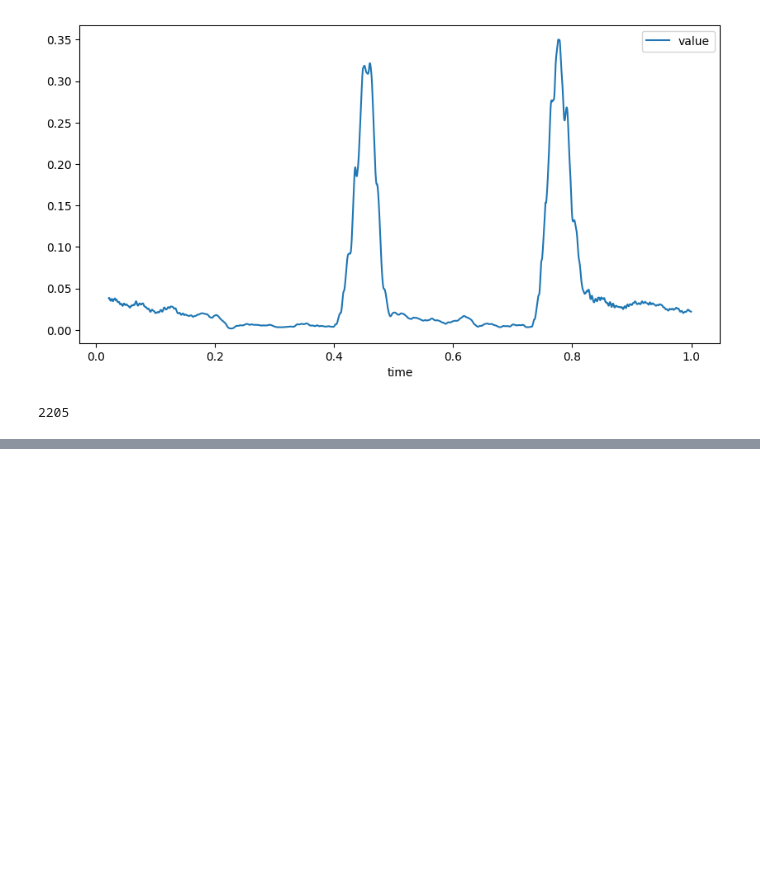
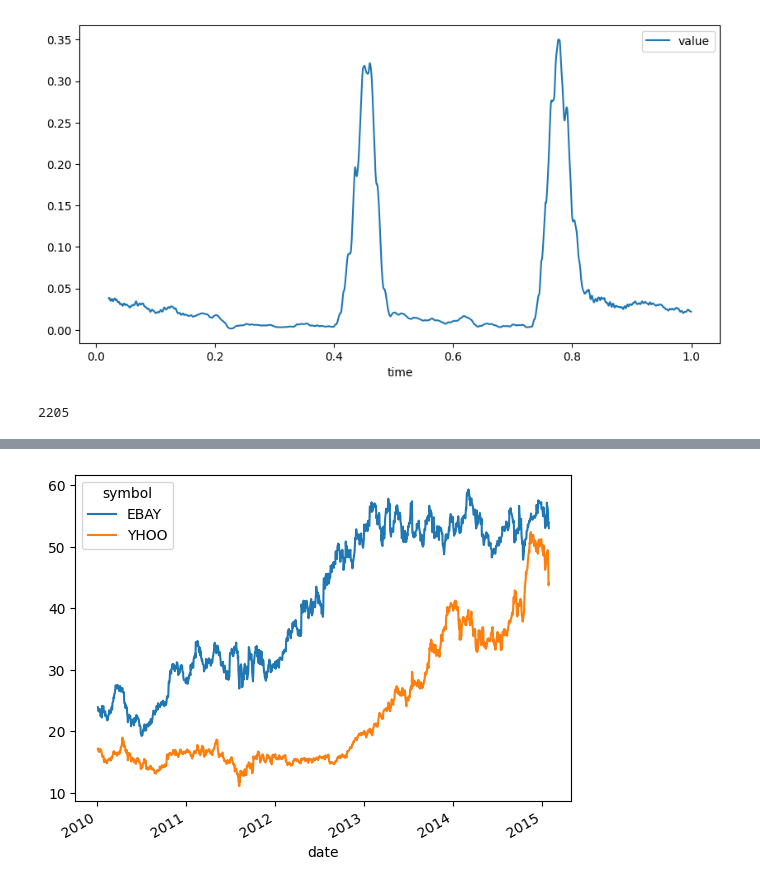
Before and after one commit to GuoweiYang19891101/datacamp_machine_learning_scientist_python, a Jupyter notebook: 9_time_series_data.ipynb, the cells around one changed output, grey strips where cells are left out. Drawn from its saved outputs; the diff is of its cells as text; code cells hidden in the pictures; blank space fills up the shorter version.

```diff
--- a/9_time_series_data.ipynb
+++ b/9_time_series_data.ipynb
@@ -688,0 +831,20 @@ ValueError: Cannot have number of splits n_splits=5 greater than the number of s
+# %%
+# know the dataset
+
+import pandas as pd
+import matplotlib.pyplot as plt
+
+# import datasets 'prices'
+prices = pd.read_csv('9_datasets/prices.csv')
+prices['date'] = pd.to_datetime(prices['date'])
+print(prices.shape)
+print(prices.info(verbose=True))
+
+# transform dataset
+prices_subset = prices[prices['symbol'].isin(['EBAY', 'YHOO'])]
+print(prices_subset.shape)
+
+new_prices = prices_subset.pivot_table(values='close', index='date', columns='symbol')
+new_prices = new_prices.iloc[:1278, :]
+print(new_prices.head())
+print(new_prices.shape)
@@ -688,0 +869,6 @@ ValueError: Cannot have number of splits n_splits=5 greater than the number of s
+# %%
+# line plot of raw data values
+new_prices.plot()
+plt.show()
+# %% [output]
+[figure, added]
```
Also changed, not shown: parts of 26 cells of this notebook.
